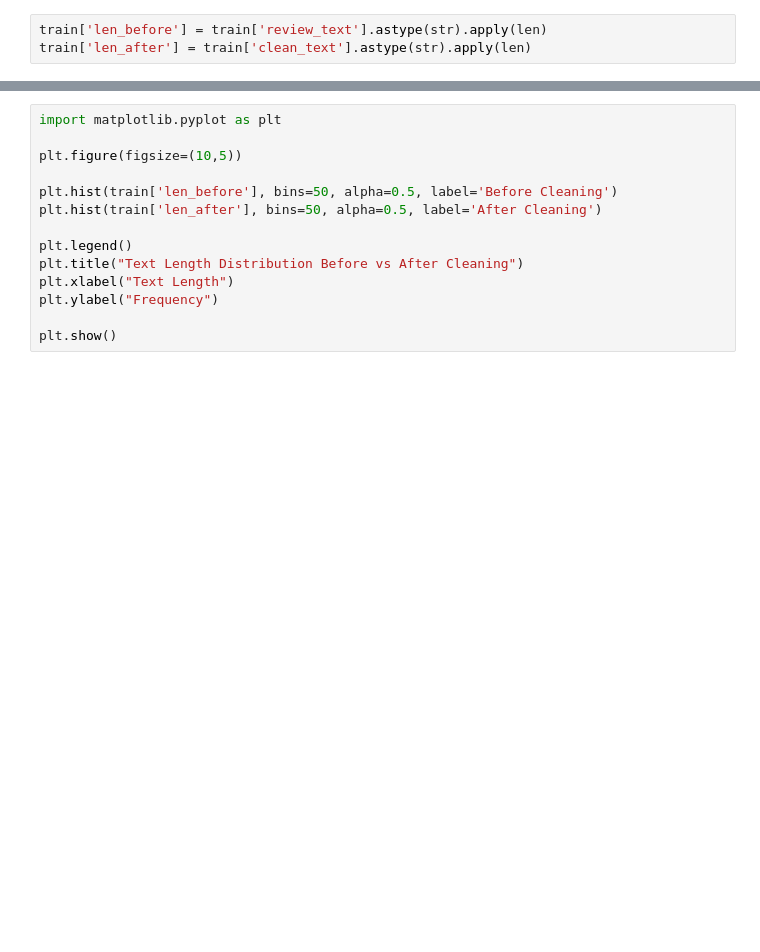
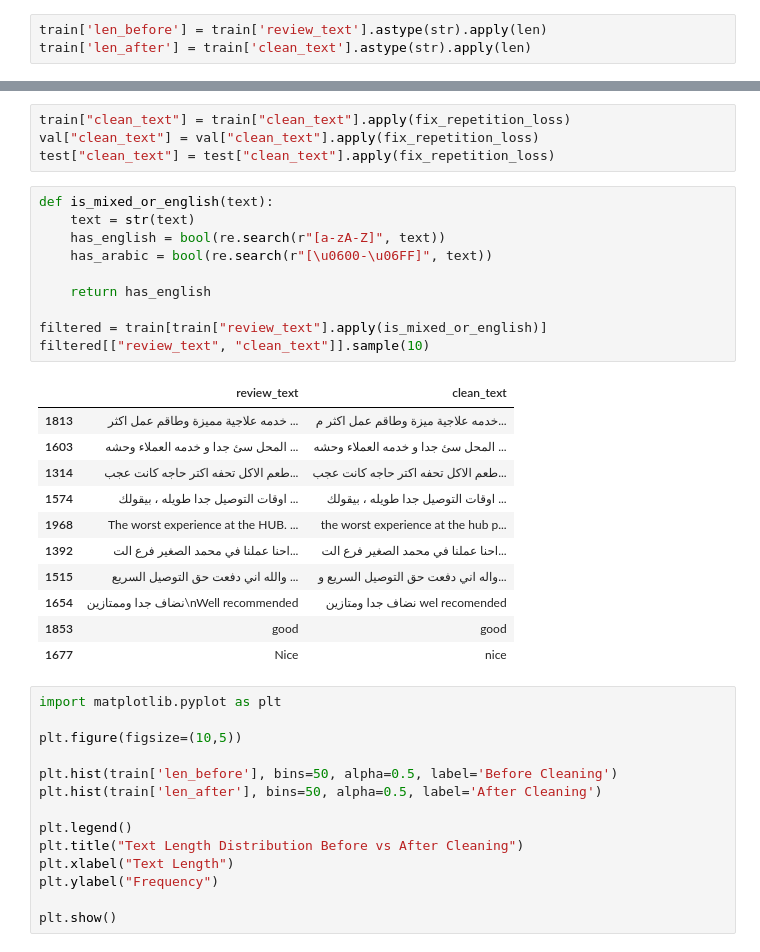
Before and after one commit to Manar-Maher/AI-hackathon, a Jupyter notebook: preprocessing.ipynb, the cells around one changed output, grey strips where cells are left out. Drawn from its saved outputs; the diff is of its cells as text; blank space fills up the shorter version.

```diff
--- a/preprocessing.ipynb
+++ b/preprocessing.ipynb
@@ -156,3 +338,29 @@ train['len_after'] = train['clean_text'].astype(str).apply(len)
+# %%
+train["clean_text"] = train["clean_text"].apply(fix_repetition_loss)
+val["clean_text"] = val["clean_text"].apply(fix_repetition_loss)
+test["clean_text"] = test["clean_text"].apply(fix_repetition_loss)
+# %%
+def is_mixed_or_english(text):
+    text = str(text)
+    has_english = bool(re.search(r"[a-zA-Z]", text))
+    has_arabic = bool(re.search(r"[\u0600-\u06FF]", text))
+
+    return has_english
+
+filtered = train[train["review_text"].apply(is_mixed_or_english)]
+filtered[["review_text", "clean_text"]].sample(10)
+# %% [output]
+|  | review_text | clean_text |
+| 1813 | خدمه علاجية مميزة وطاقم عمل اكثر ... | خدمه علاجية ميزة وطاقم عمل اكثر م... |
+| 1603 | المحل سئ جدا و خدمه العملاء وحشه ... | المحل سئ جدا و خدمه العملاء وحشه ... |
+| 1314 | طعم الاكل تحفه اكتر حاجه كانت عجب... | طعم الاكل تحفه اكتر حاجه كانت عجب... |
+| 1574 | اوقات التوصيل جدا طويله ، بيقولك ... | اوقات التوصيل جدا طويله ، بيقولك ... |
+| 1968 | The worst experience at the HUB. ... | the worst experience at the hub p... |
+| 1392 | احنا عملنا في محمد الصغير فرع الت... | احنا عملنا في محمد الصغير فرع الت... |
+| 1515 | والله اني دفعت حق التوصيل السريع ... | واله اني دفعت حق التوصيل السريع و... |
+| 1654 | نضاف جدا وممتازين\nWell recommended | نضاف جدا ومتازين wel recomended |
+| 1853 | good | good |
+| 1677 | Nice | nice |
 # %%
 import matplotlib.pyplot as plt
 
```
Also changed, not shown: parts of 6 cells of this notebook.
